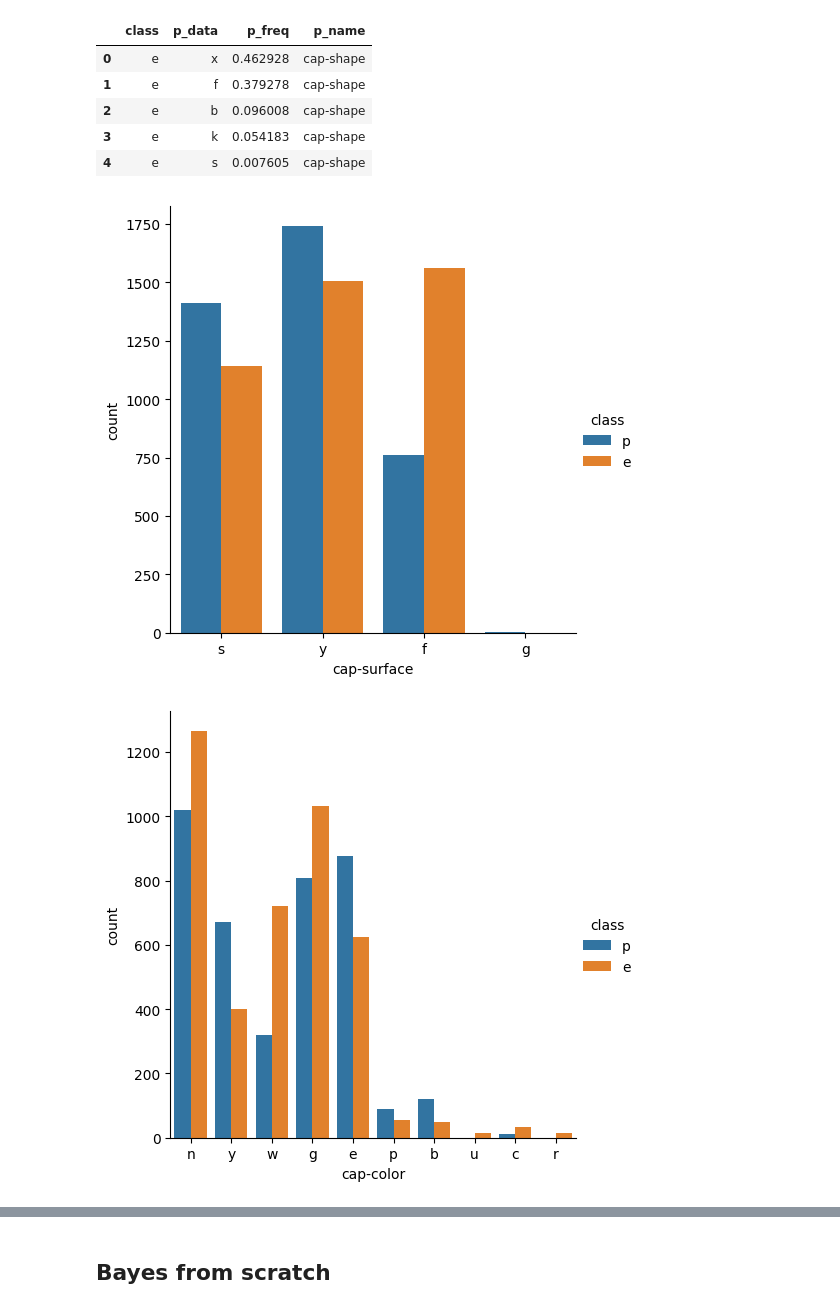
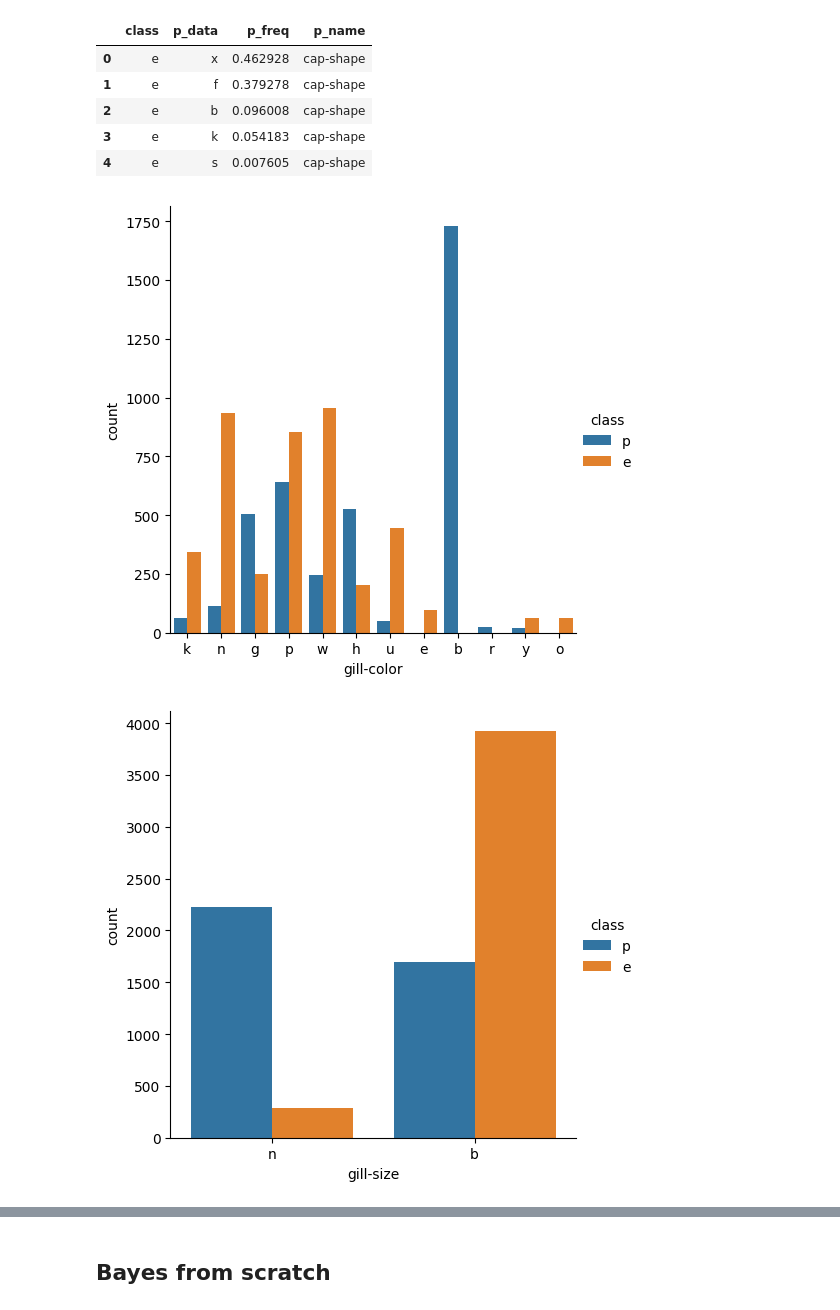
Before and after one commit to DilshodN/IAD, a Jupyter notebook: lab2_my.ipynb, the cells around one changed output, grey strips where cells are left out. Drawn from its saved outputs; the diff is of its cells as text; code cells hidden in the pictures.

```diff
--- a/lab2_my.ipynb
+++ b/lab2_my.ipynb
@@ -52,8 +73,8 @@ def visualizePropsBar(props: list):
     for p in props:
         sns.catplot(x=p, data=mashrooms, hue='class', kind='count')
 # %%
-visualizePropsBar(props[1:3])
+visualizePropsBar(['gill-color', 'gill-size'])
 # %% [output]
-[figure, old version]
+[figure, new version]
-[figure, old version]
+[figure, new version]
 # %%
```
Also changed, not shown: parts of 24 cells of this notebook.
